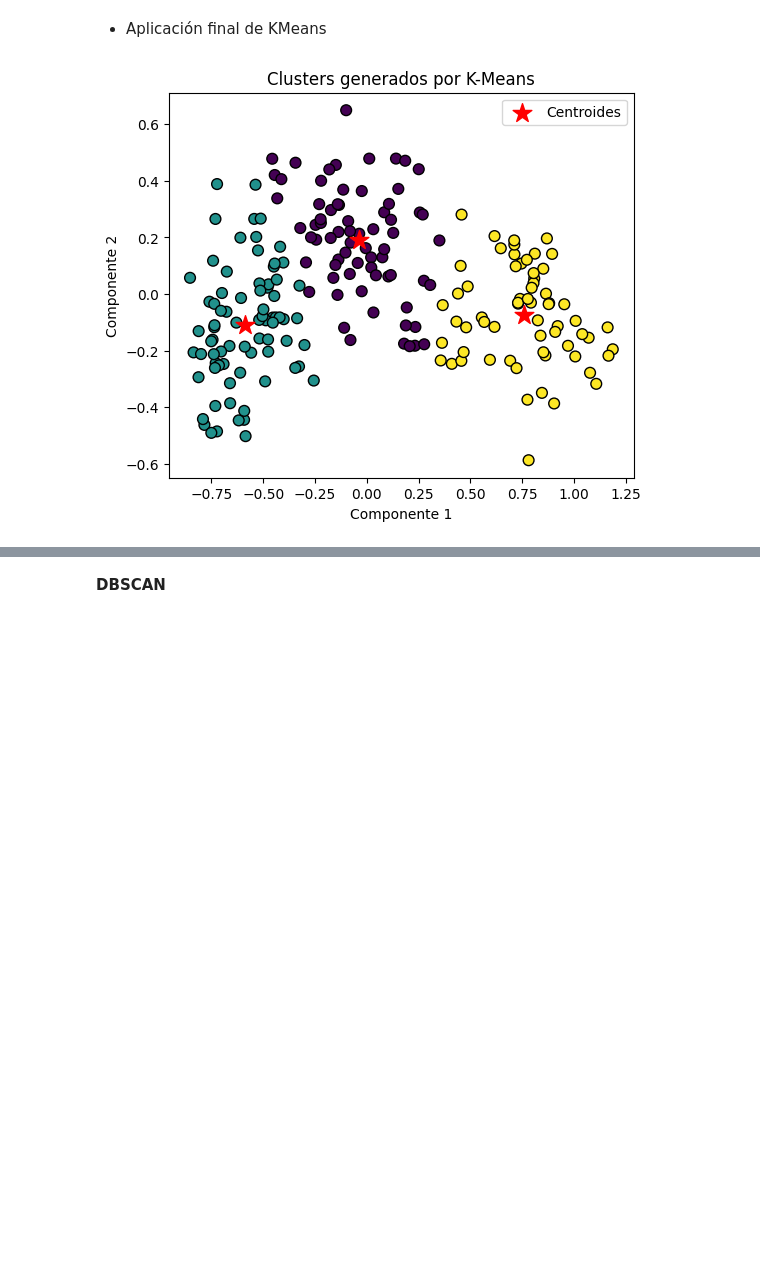
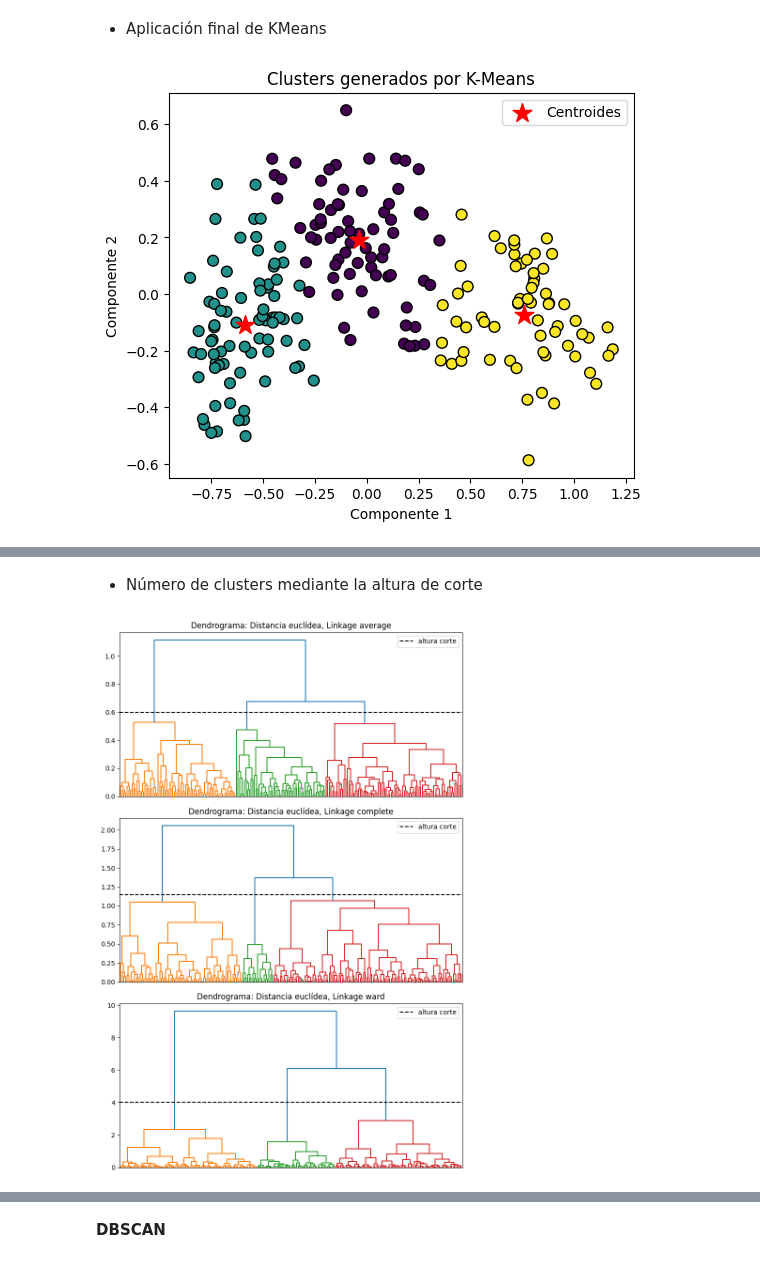
Before and after one commit to kevinMGII/Grupo7-Practica2, a Jupyter notebook: Grupo7_Practica2.ipynb, the cells around one changed output, grey strips where cells are left out. Cells and saved outputs as stored; diff of their text form; code cells hidden in the pictures; blank space fills up the shorter version.

```diff
--- a/Grupo7_Practica2.ipynb
+++ b/Grupo7_Practica2.ipynb
@@ -223,0 +327,27 @@ plt.show()
+# %% [markdown]
+- Número de clusters mediante la altura de corte
+# %%
+figura, ejes = plt.subplots(3, 1, figsize=(8, 12))                              # Creamos una figura con 3 subplots en una columna y tamaño 8x12
+
+plot_dendrogram(modelo_hclust_average, labels=dataframe_semillas.index, color_threshold=0.6, ax=ejes[0])           # Dibujamos el dendrograma para linkage "average" en el primer subplot, usando los índices del dataframe como etiquetas y estableciendo el umbral de color a 0.6
+ejes[0].set_title("Dendrograma: Distancia euclídea, Linkage average")                                              # Asignamos el título al primer subplot
+ejes[0].set_xticklabels([])                                                                                        # Eliminamos las etiquetas del eje X del primer subplot
+ejes[0].axhline(y=0.6, color='black', linestyle='--', label='altura corte')                                        # Dibujamos una línea horizontal en y=0.6 para marcar la altura de corte
+ejes[0].legend()                                                                                                   # Mostramos la leyenda en el primer subplot
+
+plot_dendrogram(modelo_hclust_complete, labels=dataframe_semillas.index, color_threshold=1.15, ax=ejes[1])         # Dibujamos el dendrograma para linkage "complete" en el segundo subplot, con umbral de color a 1.15
+ejes[1].set_title("Dendrograma: Distancia euclídea, Linkage complete")                                             # Asignamos el título al segundo subplot
+ejes[1].set_xticklabels([])                                                                                        # Eliminamos las etiquetas del eje X del segundo subplot
+ejes[1].axhline(y=1.15, color='black', linestyle='--', label='altura corte')                                       # Dibujamos una línea horizontal en y=1.15 para marcar la altura de corte
+ejes[1].legend()                                                                                                   # Mostramos la leyenda en el segundo subplot
+
+plot_dendrogram(modelo_hclust_ward, labels=dataframe_semillas.index, color_threshold=4, ax=ejes[2])               # Dibujamos el dendrograma para linkage "ward" en el tercer subplot, con umbral de color a 4
+ejes[2].set_title("Dendrograma: Distancia euclídea, Linkage ward")                                                # Asignamos el título al tercer subplot
+ejes[2].set_xticklabels([])                                                                                       # Eliminamos las etiquetas del eje X del tercer subplot
+ejes[2].axhline(y=4, color='black', linestyle='--', label='altura corte')                                         # Dibujamos una línea horizontal en y=4 para marcar la altura de corte
+ejes[2].legend()                                                                                                  # Mostramos la leyenda en el tercer subplot
+
+plt.tight_layout()                                                              # Ajustamos el espacio entre subplots
+plt.show()                                                                      # Mostramos la figura completa con los tres dendrogramas
+# %% [output]
+[figure, added]
```
Also changed, not shown: parts of 45 cells of this notebook.
